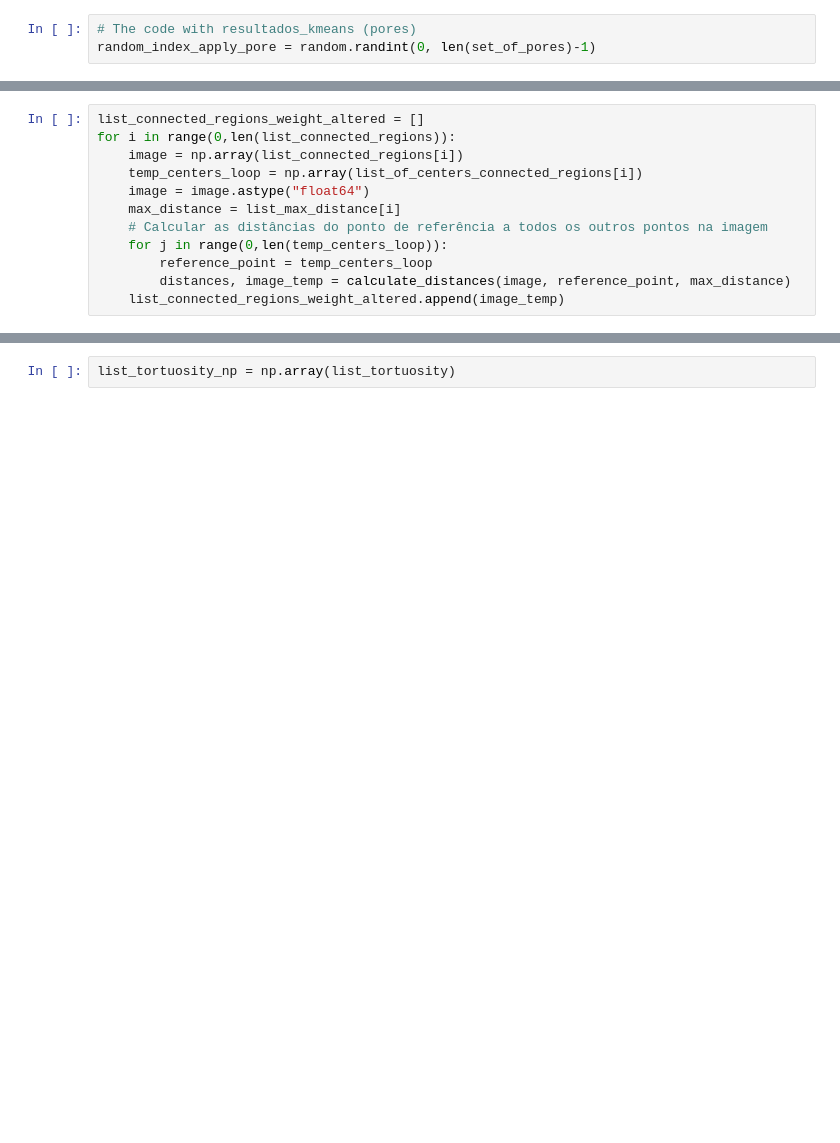
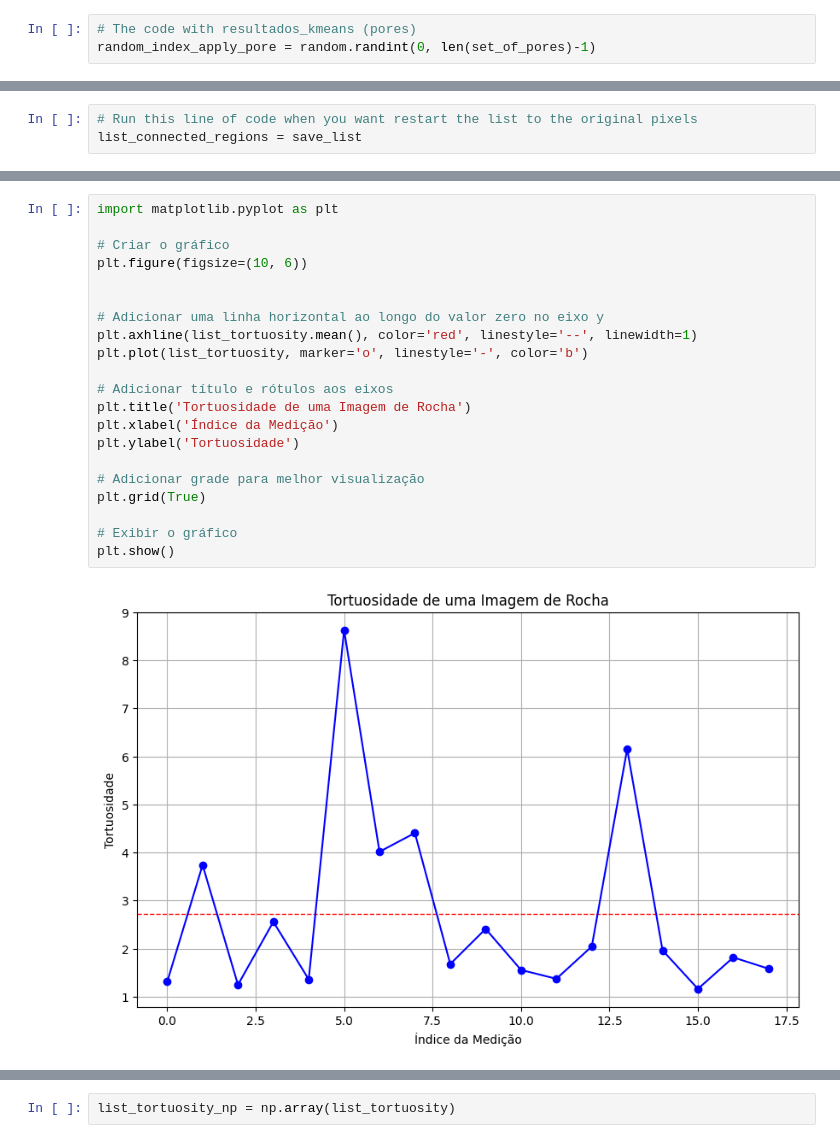
Before and after one commit to FrankVanzeler/Digital-Rock-Analysis-, a Jupyter notebook: Pore_tortuosity.ipynb, the cells around one changed output, grey strips where cells are left out. Drawn from its saved outputs; the diff is of its cells as text; blank space fills up the shorter version.

Commit message:
The code to estimate the tortuosity with cluster

```diff
--- a/Pore_tortuosity.ipynb
+++ b/Pore_tortuosity.ipynb
@@ -1458,3 +390,6 @@ plt.imshow(list_connected_regions[0])
+# %%
+# Run this line of code when you want restart the list to the original pixels
+list_connected_regions = save_list
 # %%
 len(list_of_centers_connected_regions), len(list_connected_regions)
 # %% [output]
@@ -1717,12 +396,0 @@ len(list_max_distance), len(list_connected_regions)
-# %%
-list_connected_regions_weight_altered = []
-for i in range(0,len(list_connected_regions)):
-    image = np.array(list_connected_regions[i])
-    temp_centers_loop = np.array(list_of_centers_connected_regions[i])
-    image = image.astype("float64")
-    max_distance = list_max_distance[i]
-    # Calcular as distâncias do ponto de referência a todos os outros pontos na imagem
-    for j in range(0,len(temp_centers_loop)):
-        reference_point = temp_centers_loop
-        distances, image_temp = calculate_distances(image, reference_point, max_distance)
-    list_connected_regions_weight_altered.append(image_temp)
@@ -1827,0 +550,23 @@ for idx in range(len(set_of_pores_index)):
+# %%
+import matplotlib.pyplot as plt
+
+# Criar o gráfico
+plt.figure(figsize=(10, 6))
+
+
+# Adicionar uma linha horizontal ao longo do valor zero no eixo y
+plt.axhline(list_tortuosity.mean(), color='red', linestyle='--', linewidth=1)
+plt.plot(list_tortuosity, marker='o', linestyle='-', color='b')
+
+# Adicionar título e rótulos aos eixos
+plt.title('Tortuosidade de uma Imagem de Rocha')
+plt.xlabel('Índice da Medição')
+plt.ylabel('Tortuosidade')
+
+# Adicionar grade para melhor visualização
+plt.grid(True)
+
+# Exibir o gráfico
+plt.show()
+# %% [output]
+[figure, added]
```
Also changed, not shown: parts of 188 cells of this notebook.
